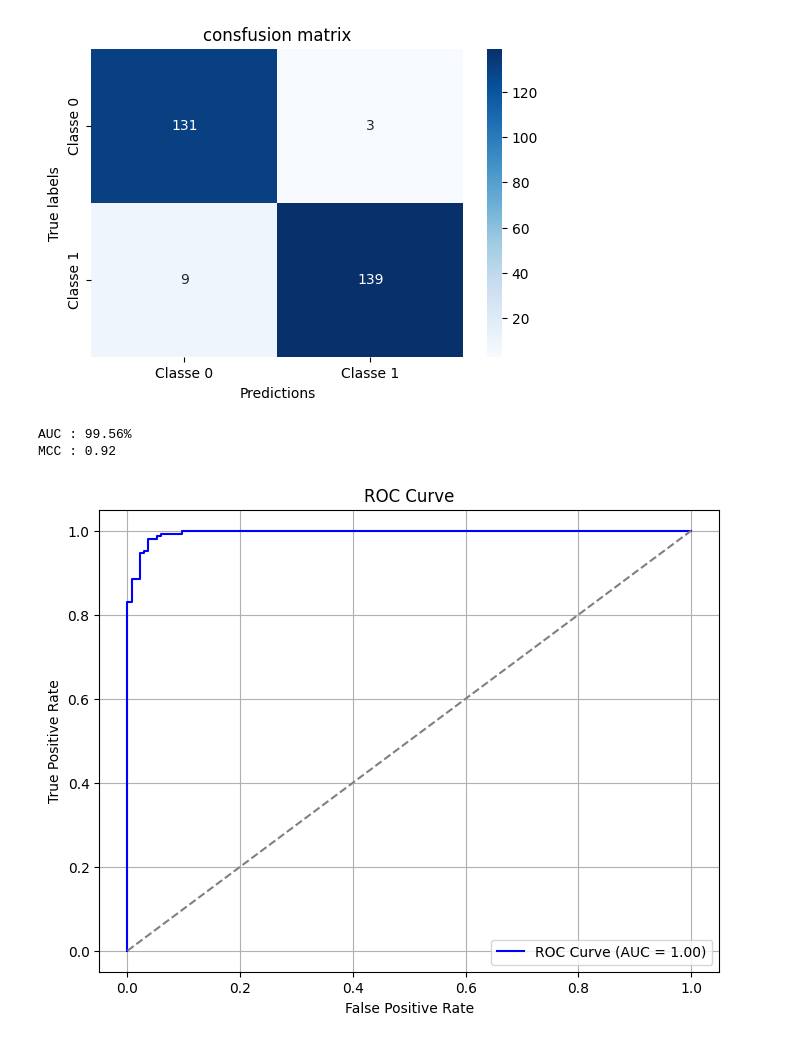
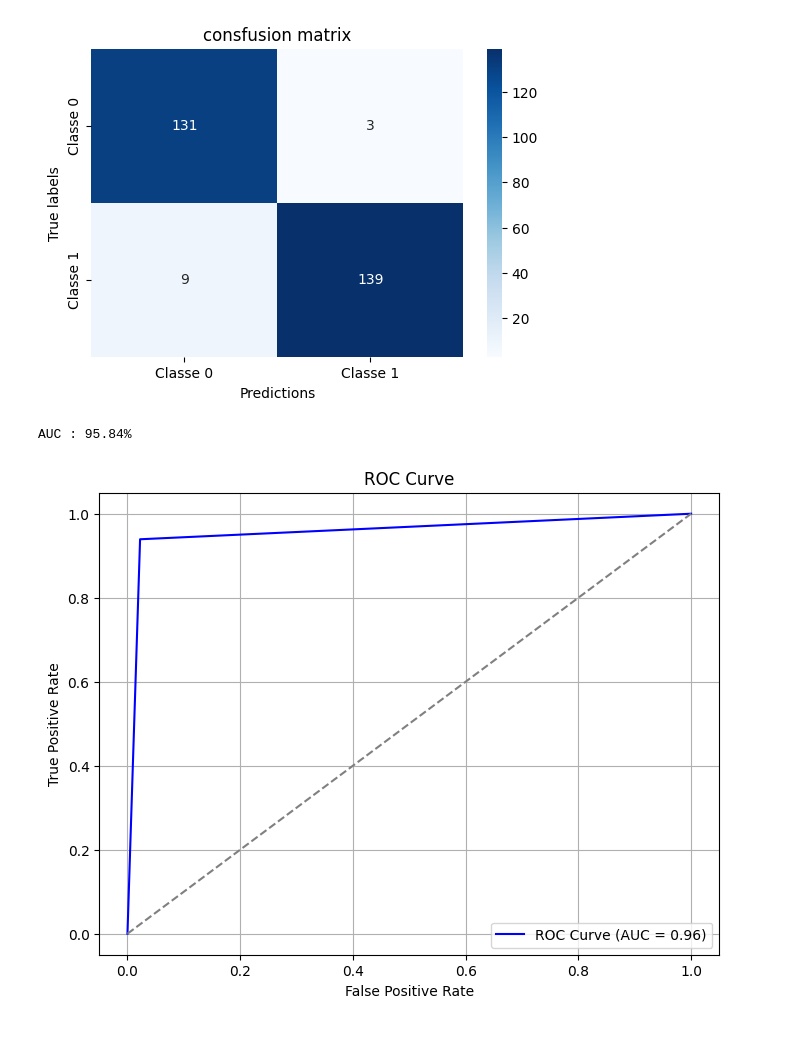
Before and after one commit to abdelaziz-belhachmi/Parkinson_Disease_Classification, a Jupyter notebook: notebooks/ML Models/LightGBM/lightGBM _scikit.ipynb, the cells around one changed output. Cells and saved outputs as stored; diff of their text form; code cells hidden in the pictures.

```diff
--- a/notebooks/ML Models/LightGBM/lightGBM _scikit.ipynb
+++ b/notebooks/ML Models/LightGBM/lightGBM _scikit.ipynb
@@ -138,7 +137,8 @@ X_test1 = df_test.drop(columns=['target'])
 y_test1 = df_test['target']
 # %%
 
-#model
+
+# Model
 model = lgb.LGBMClassifier(
     objective='binary',
     learning_rate=0.1,
@@ -147,19 +147,36 @@ model = lgb.LGBMClassifier(
     max_bin=70,
 )
 
+# Measure training time
+start_train_with_fs = time.time()
+
 model.fit(
     X_train1, y_train1,
     eval_set=[(X_test1, y_test1)],
     eval_metric='logloss',
 )
-#predictions
-y_pred_prob = model.predict_proba(X_test1)[:, 1]
-y_pred = (y_pred_prob > 0.5).astype(int)
+
+end_train = time.time()
+training_time_with_fs = end_train - start_train_with_fs
+
+# Predictions
+start_test_with_fs = time.time()
+
+y_pred_prob_with_fs  = model.predict_proba(X_test1)[:, 1]
+y_pred_with_fs = (y_pred_prob_with_fs  > 0.5).astype(int)
+
+end_test = time.time()
+testing_time_with_fs = end_test - start_test_with_fs
 
 
 # Feature importances
 feature_importances = model.feature_importances_
-print("\nFeature Importances:")
+
+# Output results
+print(f"\nTraining Time: {training_time_with_fs:.4f} seconds")
+print(f"Testing Time: {testing_time_with_fs:.4f} seconds")
+
+print("Feature Importances:")
 for i, importance in enumerate(feature_importances):
     print(f"Feature {i}: {importance}")
 # %% [output]
@@ -217,30 +221,24 @@ plt.show()
 [figure]
 # %%
 
-y_prob = model.predict_proba(X_test1)[:, 1]
 
-y_pred = model.predict(X_test1)
-fpr, tpr, thresholds = roc_curve(y_test1, y_prob)  # ROC
+fpr, tpr, thresholds = roc_curve(y_test1, y_pred_with_fs)  # ROC
 roc_auc = auc(fpr, tpr)                           # AUC
 
 # ROC
 print(f"AUC : {roc_auc:.2%}")
 
-# Calcul MCC
-mcc = matthews_corrcoef(y_test1, y_pred)
-print(f"MCC : {mcc:.2f}")
 
 
 plt.figure(figsize=(8, 6))
 plt.plot(fpr, tpr, color="blue", label=f"ROC Curve (AUC = {roc_auc:.2f})")
 plt.plot([0, 1], [0, 1], color="gray", linestyle="--")
 plt.xlabel("False Positive Rate")
 plt.ylabel("True Positive Rate")
 plt.title("ROC Curve")
 plt.legend(loc="lower right")
 plt.grid()
 plt.show()
 # %% [output]
-AUC : 99.56%
-MCC : 0.92
+AUC : 95.84%
-[figure, old version]
+[figure, new version]
```
Also changed, not shown: parts of 9 cells of this notebook, 1 other file.
